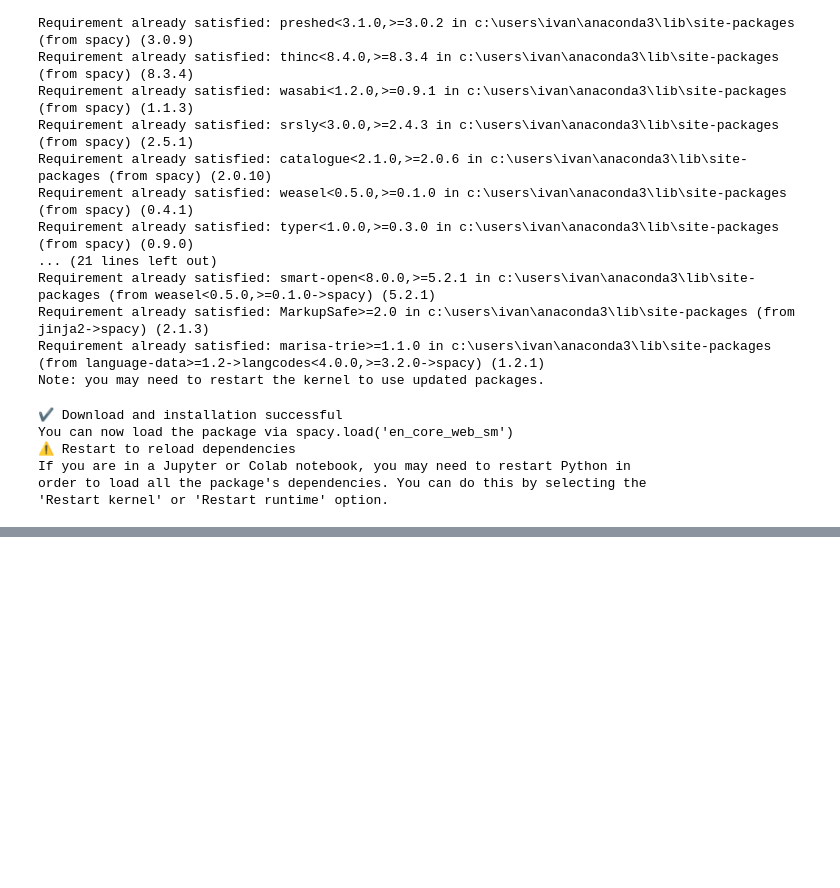
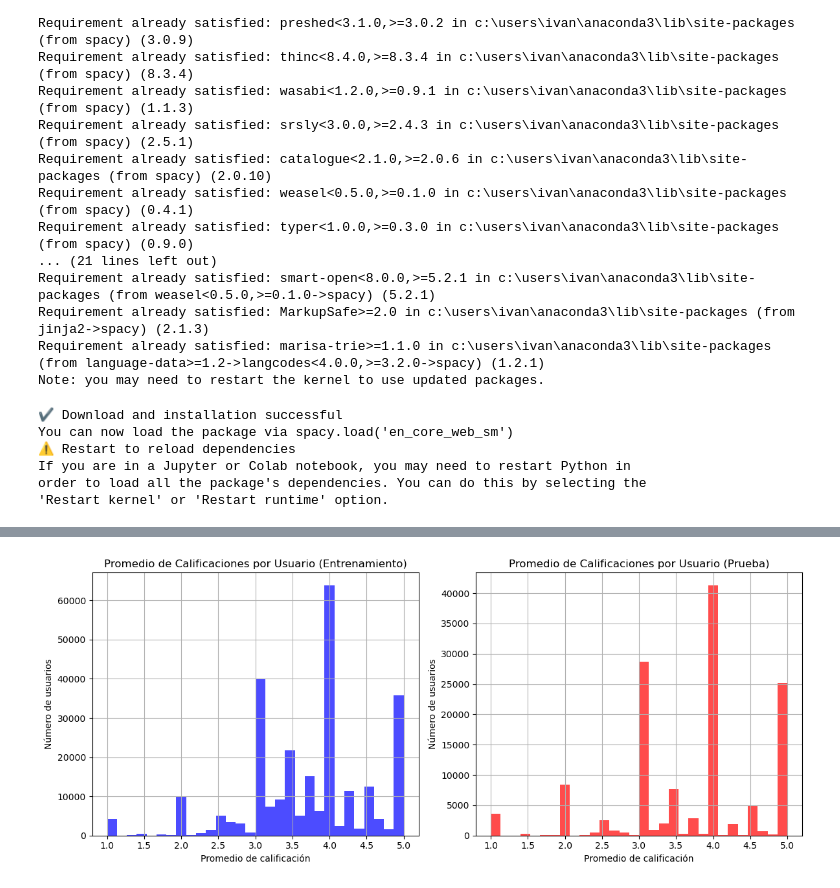
Before and after one commit to HP23005/MovIA, a Jupyter notebook: MovIA.ipynb, the cells around one changed output, grey strips where cells are left out. Saved outputs shown, nothing was run; the diff lists cells and outputs as text; code cells hidden in the pictures; blank space fills up the shorter version.

```diff
--- a/MovIA.ipynb
+++ b/MovIA.ipynb
@@ -337,0 +381,19 @@ Recomendaciones de películas para el usuario 573537:
+# %%
+plt.figure(figsize=(12, 5))
+
+plt.subplot(1, 2, 1)
+train_data.groupby("user_id")["rating"].mean().hist(bins=30, color="blue", alpha=0.7)
+plt.xlabel("Promedio de calificación")
+plt.ylabel("Número de usuarios")
+plt.title("Promedio de Calificaciones por Usuario (Entrenamiento)")
+
+plt.subplot(1, 2, 2)
+test_data.groupby("user_id")["rating"].mean().hist(bins=30, color="red", alpha=0.7)
+plt.xlabel("Promedio de calificación")
+plt.ylabel("Número de usuarios")
+plt.title("Promedio de Calificaciones por Usuario (Prueba)")
+
+plt.tight_layout()
+plt.show()
+# %% [output]
+[figure, added]
```
Also changed, not shown: parts of 7 cells of this notebook.
